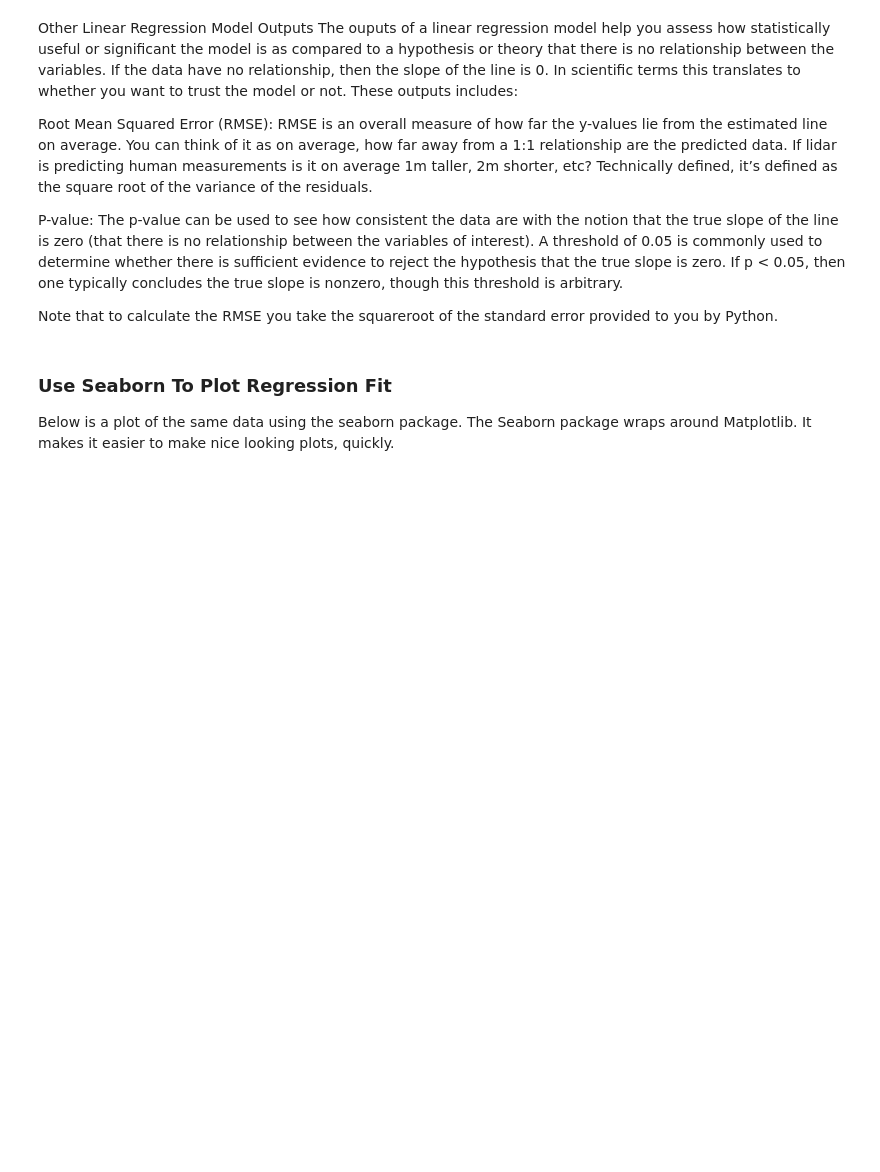
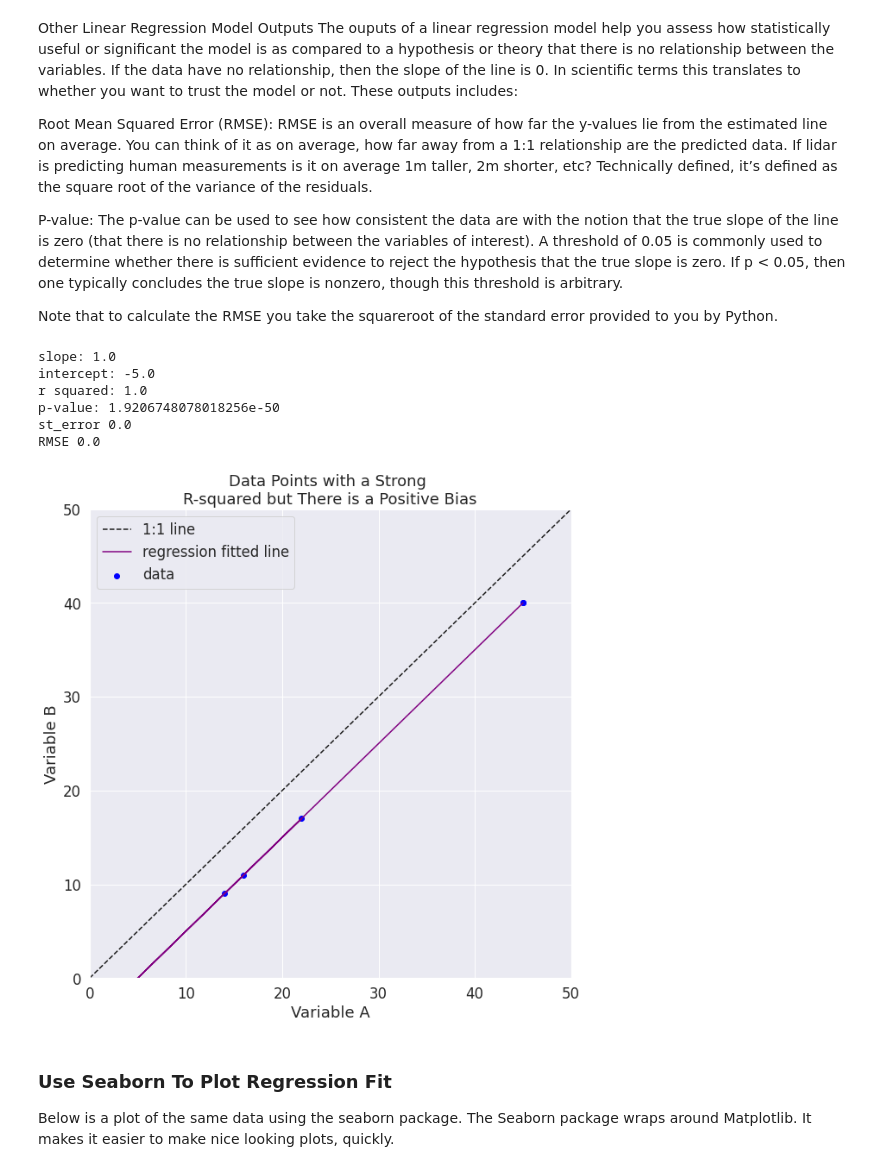
Before and after one commit to heyjoekim/EnvDatSci22, a Jupyter notebook: CodeSprints/Regression101.ipynb, the cells around one changed output. Drawn from its saved outputs; the diff is of its cells as text; code cells hidden in the pictures; blank space fills up the shorter version.

```diff
--- a/CodeSprints/Regression101.ipynb
+++ b/CodeSprints/Regression101.ipynb
@@ -560,33 +624,41 @@ Note that to calculate the RMSE you take the squareroot of the standard error pr
 # %%
 # Create some points with a one to one relationships
 x = np.array([1, 22, 3, 14, 16, 45, 45])
 y = np.array([item-5 for item in x])
 
 slope, intercept, r_value, p_value, std_err = stats.linregress(x, y)
 
 fig, ax = plt.subplots(figsize=(10, 10))
 
 ax.scatter(x, y, c='blue', label="data")
 
 ax.plot((0, 1), (0, 1), transform=ax.transAxes,
         ls='--', c='k', label="1:1 line")
 
 ax.plot(x, intercept + slope*x, 'grey', label='regression fitted line',
         color="purple")
 
 ax.set(xlim=[0, 50], ylim=[0, 50])
 
 ax.set(xlabel="Variable A", ylabel="Variable B",
        title="Data Points with a Strong \nR-squared but There is a Positive Bias")
 
 plt.legend()
 
 print("slope:", slope,
       "\nintercept:", intercept,
-      "\nr squared:", r_value**2,Linear
+      "\nr squared:", r_value**2,
       "\np-value:", p_value,
       "\nst_error", std_err,
       "\nRMSE", sqrt(std_err))
+# %% [output]
+slope: 1.0
+intercept: -5.0
+r squared: 1.0
+p-value: 1.9206748078018256e-50
+st_error 0.0
+RMSE 0.0
+[figure, added]
 # %% [markdown]
 ### Use Seaborn To Plot Regression Fit
 Below is a plot of the same data using the seaborn package. The Seaborn package wraps around Matplotlib. It makes it easier to make nice looking plots, quickly.
```
Also changed, not shown: parts of 28 cells of this notebook.
